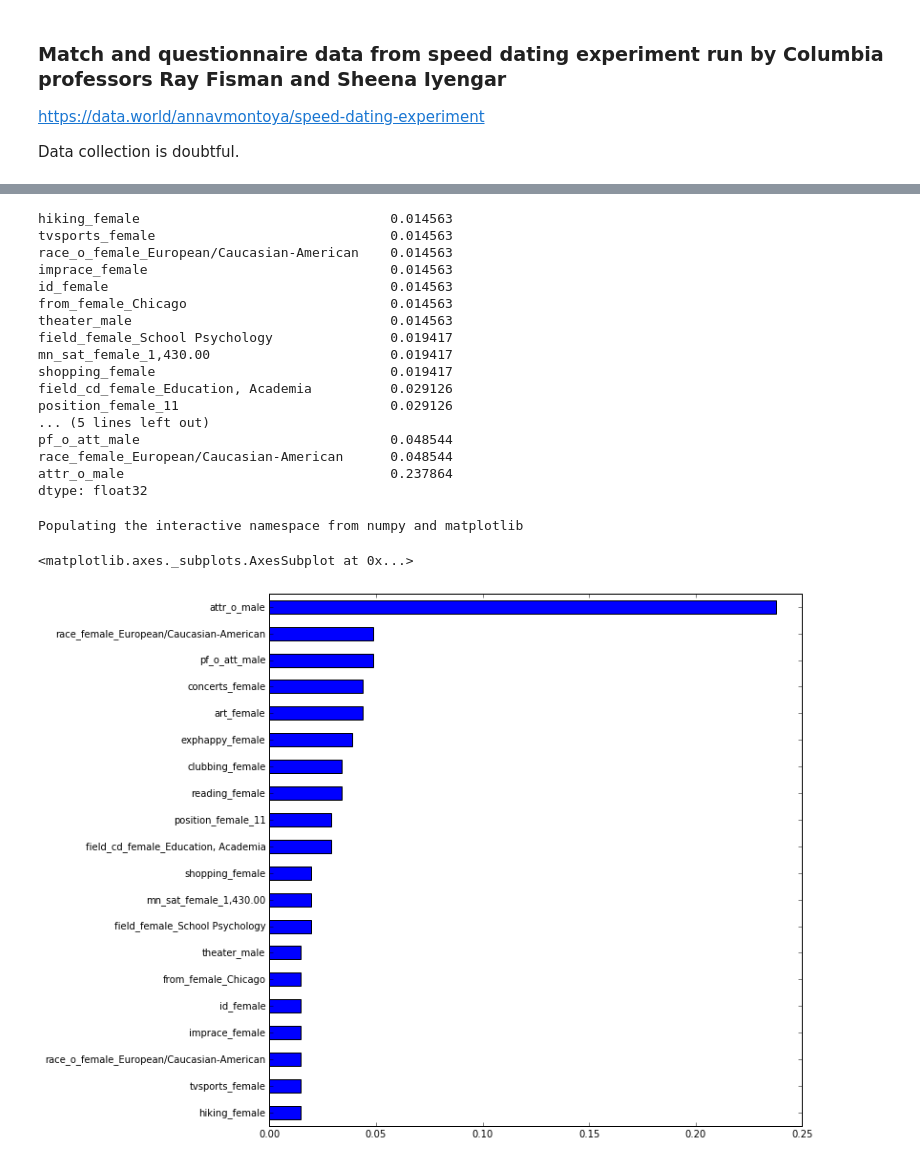
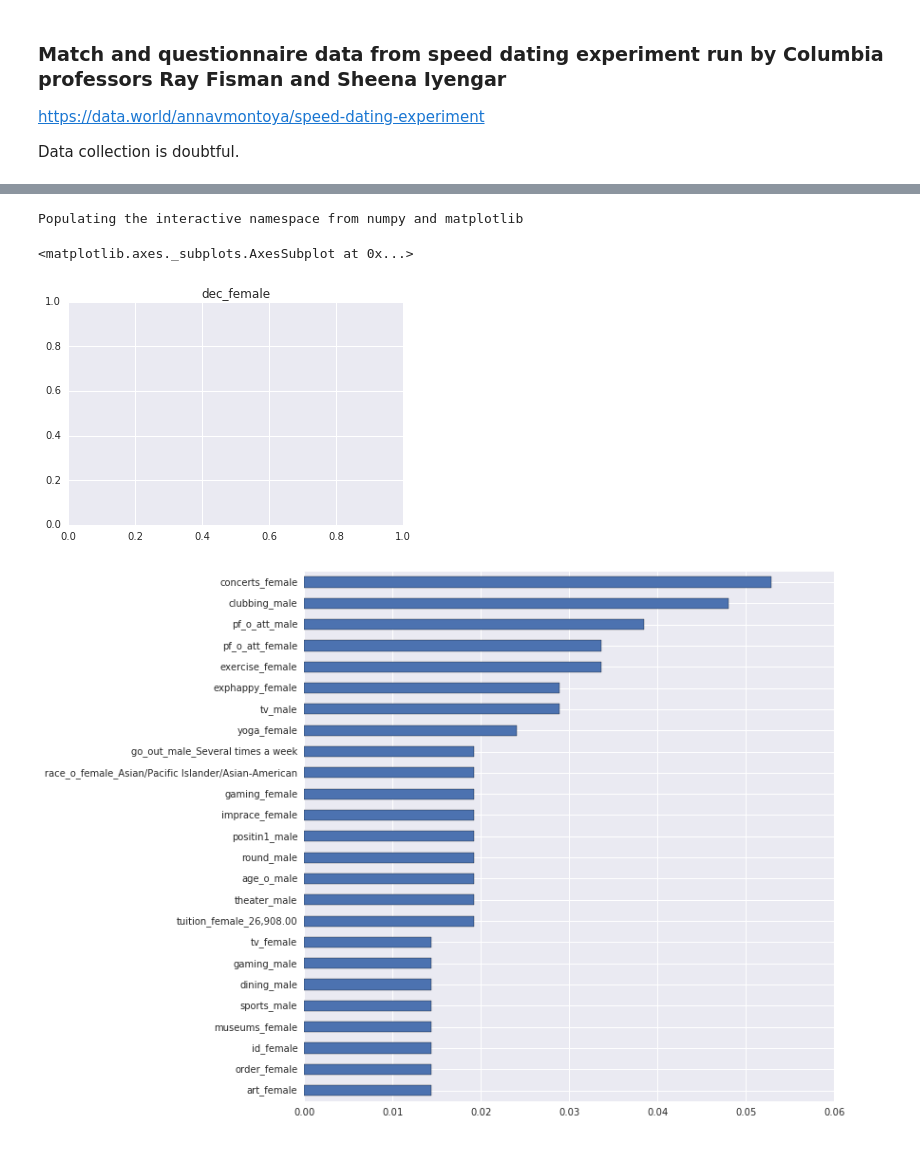
Before and after one commit to cottrell/notebooks, a Jupyter notebook: data.world/do.ipynb, the cells around one changed output, grey strips where cells are left out. Cells and saved outputs as stored; diff of their text form; code cells hidden in the pictures.

```diff
--- a/data.world/do.ipynb
+++ b/data.world/do.ipynb
@@ -7,5 +7,5 @@ Data collection is doubtful.
 # %%
 # reload(clean)
 import clean
-df = clean.prep()
+df, d = clean.prep()
 # %% [output]
@@ -24,15 +99,16 @@ dec_o 0 1
 # %%
 c = ['dec_female', 'dec_male', 'match_female']
 y = df[c]
-xc = [x for x in df if x not in c]
+other = ['attr_o_male', 'attr_o_female']
+xc = [x for x in df if x not in c and x not in other]
 X_ = df[xc]
 # %%
 import xgboost as xgb
-clf_ = xgb.XGBClassifier(base_score=0.5, colsample_bylevel=1, colsample_bytree=1,
+clf_ = xgb.XGBClassifier(base_score=0.5, colsample_bylevel=1, colsample_bytree=0.5,
        gamma=0, learning_rate=0.1, max_delta_step=0, max_depth=3,
        min_child_weight=1, missing=np.nan, n_estimators=30, nthread=-1,
        objective='binary:logistic', reg_alpha=0, reg_lambda=1,
-       scale_pos_weight=1, seed=0, silent=True, subsample=1)
+       scale_pos_weight=1, seed=0, silent=True, subsample=0.5)
 # %%
 X = pd.get_dummies(X_)
 print(X.shape)
@@ -43,5 +119,9 @@ import sklearn.cross_validation
 X_train, X_test, y_train, y_test = sklearn.cross_validation.train_test_split(X, y)
 # %%
 k = 'dec_female'
-clf_.fit(X_train, y_train[k], eval_set=[(X_train, y_train[k]), (X_test, y_test[k])], eval_metric='auc', early_stopping_rounds=20)
+clf_.fit(X_train, y_train[k], eval_set=[(X_train, y_train[k]), (X_test, y_test[k])],
+         eval_metric='auc', early_stopping_rounds=20)
+s = pd.Series(clf_.feature_importances_, index=X.columns)
+s = s[s>0.01]
+s.sort()
 # %% [output]
@@ -74,31 +145,14 @@ s.sort()
-# %%
-s
-# %% [output]
-hiking_female                                0.014563
-tvsports_female                              0.014563
-race_o_female_European/Caucasian-American    0.014563
-imprace_female                               0.014563
-id_female                                    0.014563
-from_female_Chicago                          0.014563
-theater_male                                 0.014563
-field_female_School Psychology               0.019417
-mn_sat_female_1,430.00                       0.019417
-shopping_female                              0.019417
-field_cd_female_Education, Academia          0.029126
-position_female_11                           0.029126
-... (5 lines left out)
-pf_o_att_male                                0.048544
-race_female_European/Caucasian-American      0.048544
-attr_o_male                                  0.237864
-dtype: float32
 # %%
 %pylab inline
+
+title(k)
 figure(figsize=(10, 10))
 s.plot(kind='barh')
 # %% [output]
 Populating the interactive namespace from numpy and matplotlib
 <matplotlib.axes._subplots.AxesSubplot at 0x...>
-[figure, old version]
+[figure, new version]
+[figure, added]
 # %%
 k = 'dec_male'
 clf_.fit(X_train, y_train[k], eval_set=[(X_train, y_train[k]), (X_test, y_test[k])], eval_metric='auc', early_stopping_rounds=20)
```
Also changed, not shown: parts of 19 cells of this notebook, 1 other file.
